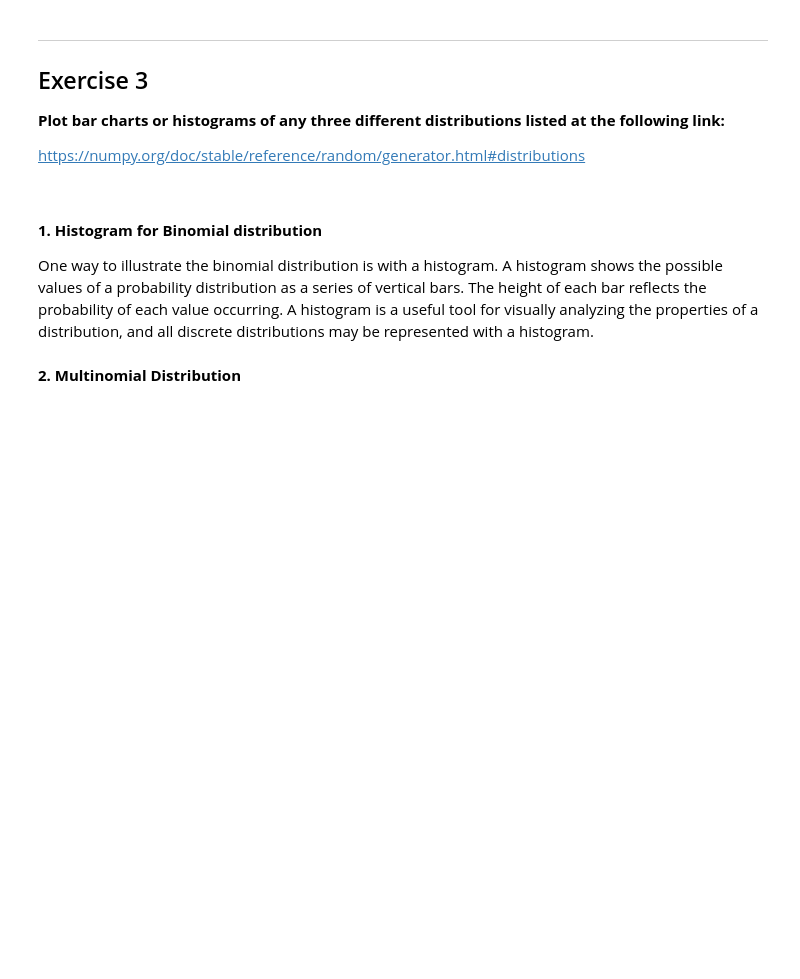
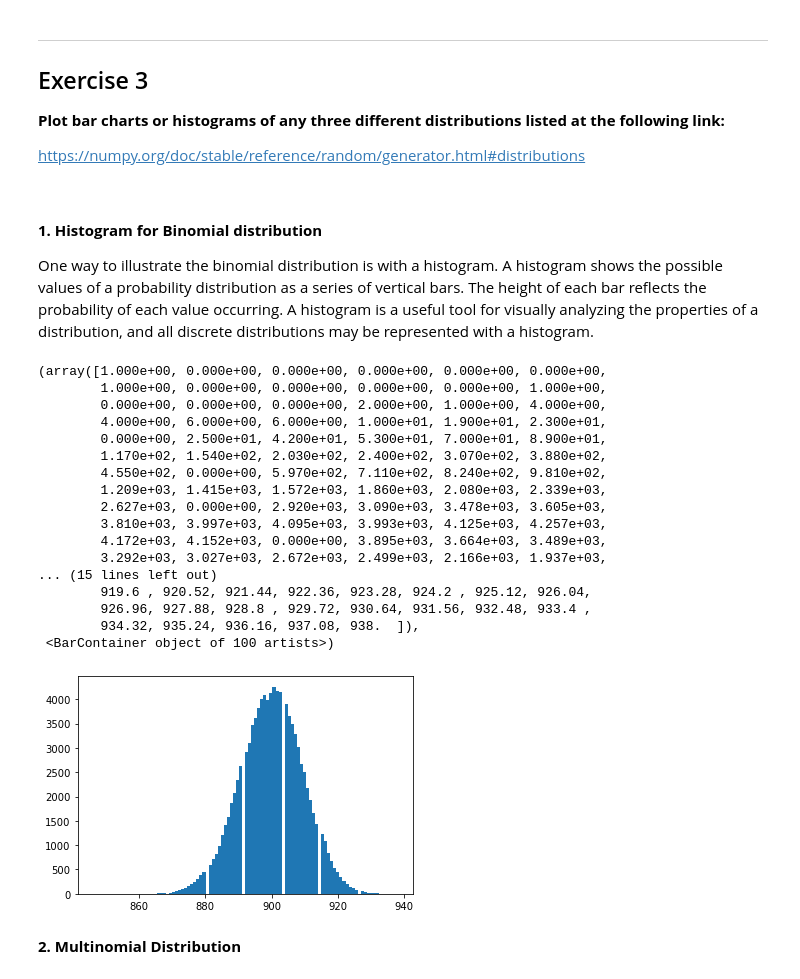
Before and after one commit to JTohall/Fundamentals_of_DataAnalysis, a Jupyter notebook: Practicals/2. Randomness.ipynb, the cells around one changed output. Cells and saved outputs as stored; diff of their text form; code cells hidden in the pictures; blank space fills up the shorter version.

```diff
--- a/Practicals/2. Randomness.ipynb
+++ b/Practicals/2. Randomness.ipynb
@@ -119,7 +119,38 @@ One way to illustrate the binomial distribution is with a histogram. A histogram
 # %%
 # Importing the relevant functions to create histograms and bar charts
 
 import numpy as np
 import matplotlib.pyplot as plt
+
+# Create new, seeded random number generator.
+rng = np.random.default_rng(0)
+
+# Generate 1000 numbers on a standard normal distribution.
+samples = rng.binomial(1000, 0.9, 100000)
+
+# Create a figure.
+fig, ax = plt.subplots()
+
+# Create histogram.
+ax.hist(samples, bins=100)
+# %% [output]
+(array([1.000e+00, 0.000e+00, 0.000e+00, 0.000e+00, 0.000e+00, 0.000e+00,
+        1.000e+00, 0.000e+00, 0.000e+00, 0.000e+00, 0.000e+00, 1.000e+00,
+        0.000e+00, 0.000e+00, 0.000e+00, 2.000e+00, 1.000e+00, 4.000e+00,
+        4.000e+00, 6.000e+00, 6.000e+00, 1.000e+01, 1.900e+01, 2.300e+01,
+        0.000e+00, 2.500e+01, 4.200e+01, 5.300e+01, 7.000e+01, 8.900e+01,
+        1.170e+02, 1.540e+02, 2.030e+02, 2.400e+02, 3.070e+02, 3.880e+02,
+        4.550e+02, 0.000e+00, 5.970e+02, 7.110e+02, 8.240e+02, 9.810e+02,
+        1.209e+03, 1.415e+03, 1.572e+03, 1.860e+03, 2.080e+03, 2.339e+03,
+        2.627e+03, 0.000e+00, 2.920e+03, 3.090e+03, 3.478e+03, 3.605e+03,
+        3.810e+03, 3.997e+03, 4.095e+03, 3.993e+03, 4.125e+03, 4.257e+03,
+        4.172e+03, 4.152e+03, 0.000e+00, 3.895e+03, 3.664e+03, 3.489e+03,
+        3.292e+03, 3.027e+03, 2.672e+03, 2.499e+03, 2.166e+03, 1.937e+03,
+... (15 lines left out)
+        919.6 , 920.52, 921.44, 922.36, 923.28, 924.2 , 925.12, 926.04,
+        926.96, 927.88, 928.8 , 929.72, 930.64, 931.56, 932.48, 933.4 ,
+        934.32, 935.24, 936.16, 937.08, 938.  ]),
+ <BarContainer object of 100 artists>)
+[figure, added]
 # %% [markdown]
 **2. Multinomial Distribution**
```
Also changed, not shown: parts of 3 cells of this notebook.
